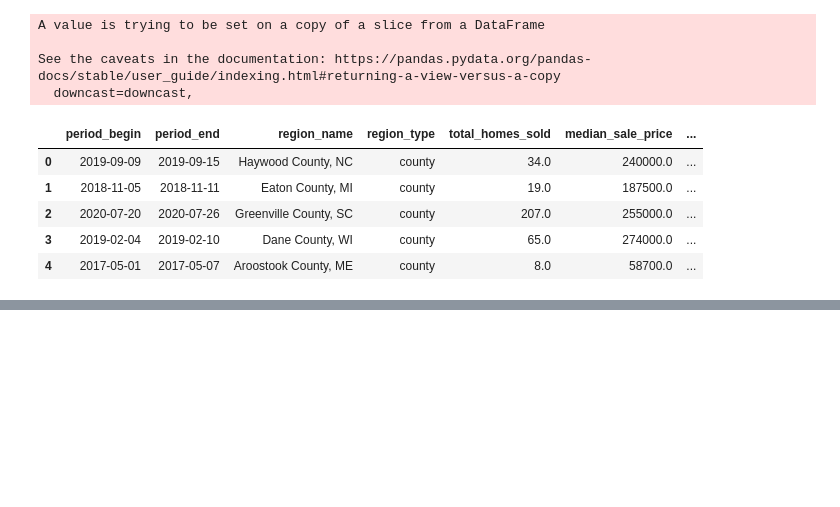
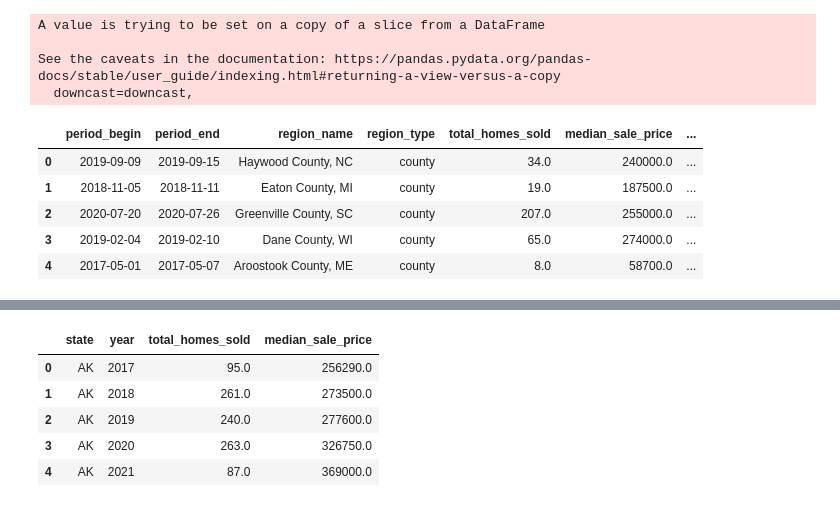
Before and after one commit to DPintacasi/BCproject2, a Jupyter notebook: ETL/redclean_starter_ETL-ARCopy.ipynb, the cells around one changed output, grey strips where cells are left out. Drawn from its saved outputs; the diff is of its cells as text; code cells hidden in the pictures; blank space fills up the shorter version.

```diff
--- a/ETL/redclean_starter_ETL-ARCopy.ipynb
+++ b/ETL/redclean_starter_ETL-ARCopy.ipynb
@@ -101,0 +179,11 @@ collection.insert_many(data_dict)
+# %%
+redfinstatesum = df_redfinclean.groupby(['state', 'year']).agg({'total_homes_sold': np.sum, 'median_sale_price': np.average})
+redfinstatesum.reset_index(inplace = True)
+redfinstatesum.head()
+# %% [output]
+|  | state | year | total_homes_sold | median_sale_price |
+| 0 | AK | 2017 | 95.0 | 256290.0 |
+| 1 | AK | 2018 | 261.0 | 273500.0 |
+| 2 | AK | 2019 | 240.0 | 277600.0 |
+| 3 | AK | 2020 | 263.0 | 326750.0 |
+| 4 | AK | 2021 | 87.0 | 369000.0 |
```
Also changed, not shown: parts of 14 cells of this notebook, 1 other file.
